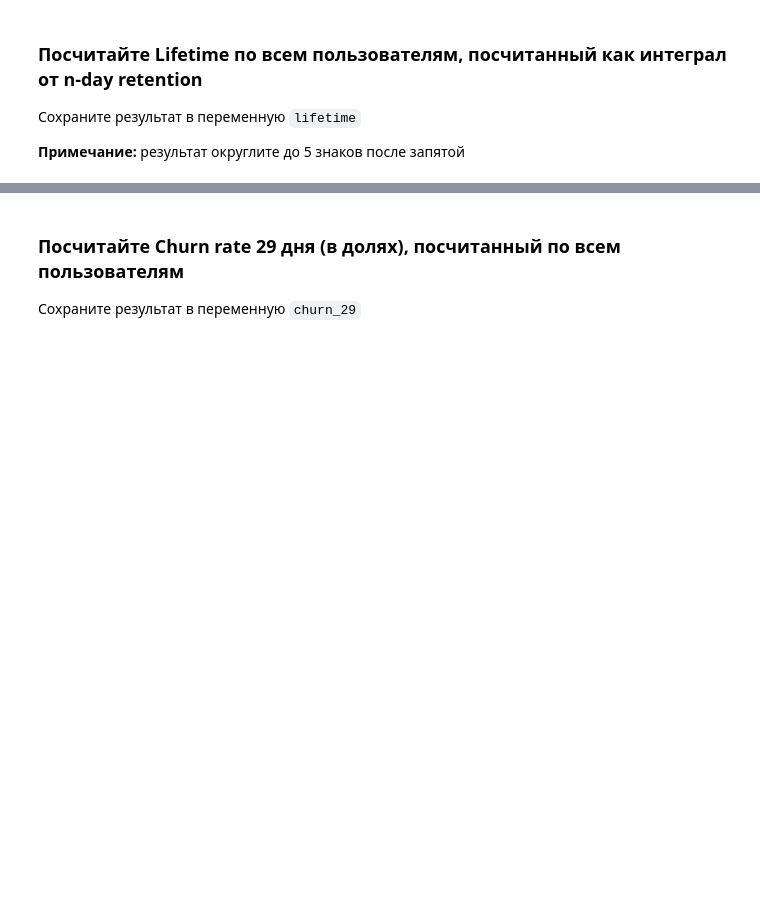
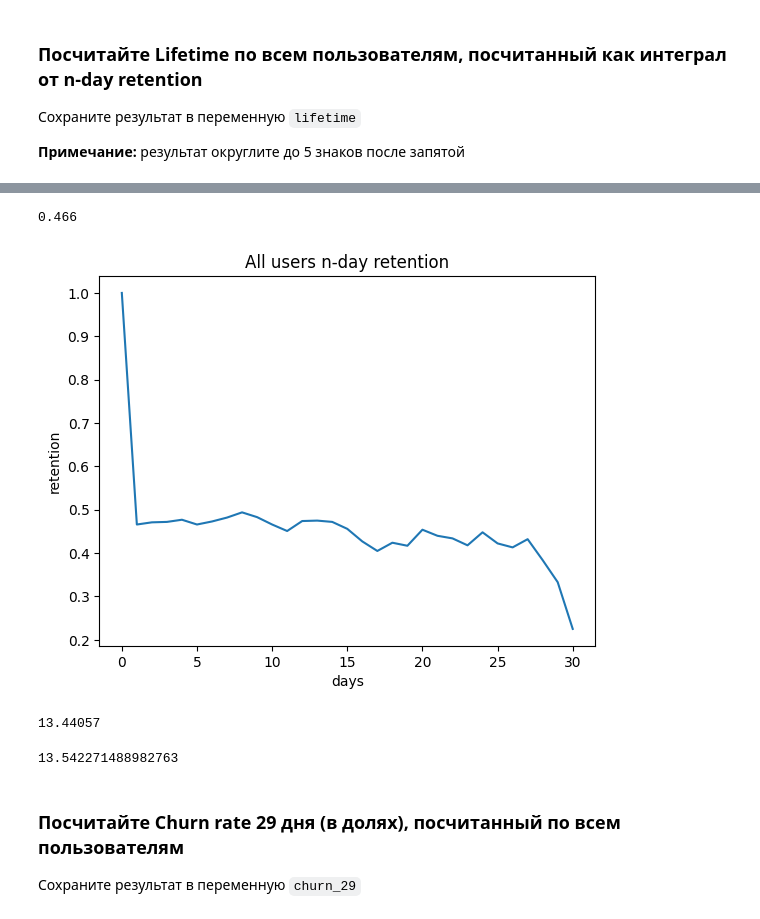
Before and after one commit to aleks-haksly/Simulative, a Jupyter notebook: Python/Третий_кейс.ipynb, the cells around one changed output, grey strips where cells are left out. Cells and saved outputs as stored; diff of their text form; code cells hidden in the pictures; blank space fills up the shorter version.

Commit message:
lifetime

```diff
--- a/Python/Третий_кейс.ipynb
+++ b/Python/Третий_кейс.ipynb
@@ -140,3 +124,40 @@ else:
+# %%
+# Ваше решение
+df_registrations = pd.read_csv('registrations.csv', sep=';', parse_dates=['registration_date'], index_col='user_id')
+df_entries = pd.read_csv('entries.csv', sep=';', parse_dates=['entry_date'], index_col='user_id')
+data = df_registrations.join(df_entries, how='left')
+data.reset_index(inplace=True)
+data.drop_duplicates(inplace=True)
+# %%
+def n_day_retention(data, n):
+    df = data.copy()
+    df['n_day'] = df['registration_date'] + pd.DateOffset(days=n)
+    df['active'] = (df["entry_date"] == df['n_day'])
+    result = df[df["entry_date"] <= df["entry_date"].max() - pd.DateOffset(days=n)].groupby('registration_date', as_index=False).agg({"user_id": "nunique", "active": "sum"})
+    return result['active'].sum() / result['user_id'].sum()
+# %%
+n_day_retention(data, 1)
+# %% [output]
+0.466
+# %%
+retentions = np.array([1,]+[n_day_retention(data, i) for i in range(1, 365)])
+# %%
+graph = sns.lineplot(x=range(0, len(retentions[retentions > 0])), y=retentions[retentions > 0])
+graph.set(xlabel ="days", ylabel = "retention", title ='All users n-day retention');
+# %% [output]
+[figure, added]
+# %%
+from scipy.integrate import simpson
+lifetime = round(simpson(retentions[retentions > 0]), 5)
+lifetime
+# %% [output]
+13.44057
+# %%
+from numpy import trapz
+lifetime = trapz(retentions[retentions > 0])
+lifetime
+# %% [output]
+13.542271488982763
 # %%
 #@title ✏️ Проверка: чтобы проверить свое решение запустите код в этой ячейке
 correct_answer = float(answers[2])
```
Also changed, not shown: parts of 11 cells of this notebook.
